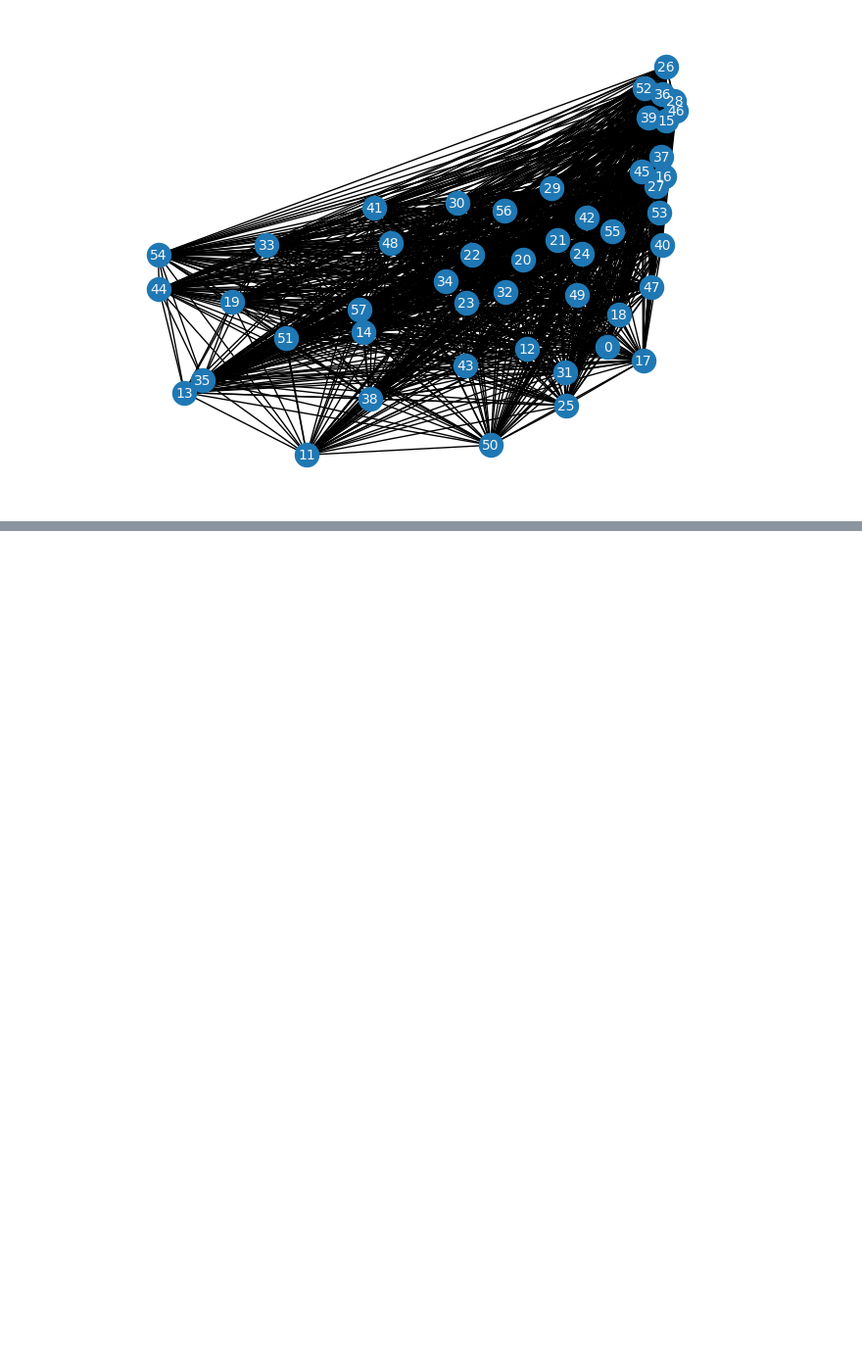
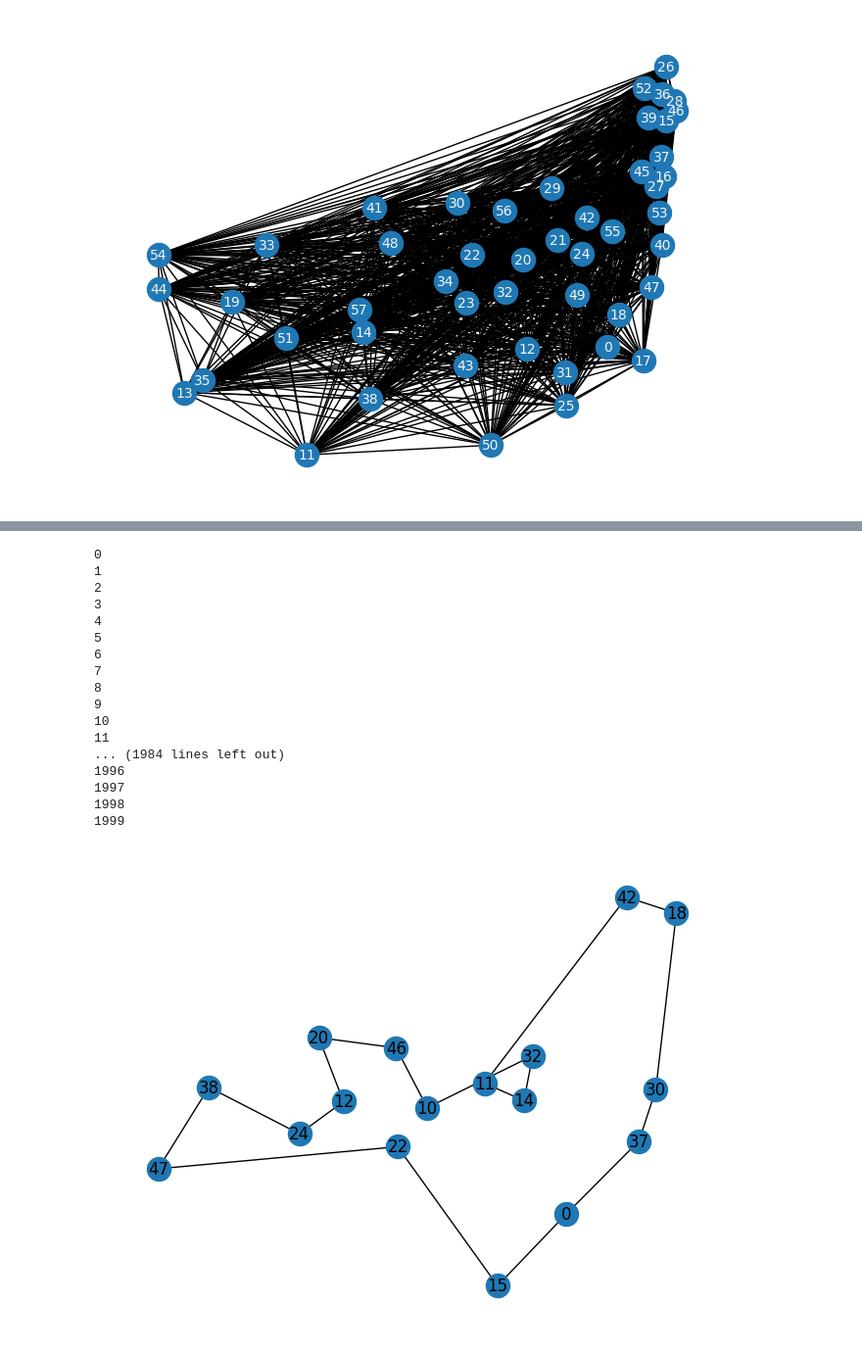
Before and after one commit to MatheusCCarmo/PCVCP, a Jupyter notebook: PCVCP_bonus_algorithm.ipynb, the cells around one changed output, grey strips where cells are left out. Shown at 98% size. Cells and saved outputs as stored; diff of their text form; code cells hidden in the pictures; blank space fills up the shorter version.

```diff
--- a/PCVCP_bonus_algorithm.ipynb
+++ b/PCVCP_bonus_algorithm.ipynb
@@ -100,3 +259,33 @@ bonus_label = bonus_labels(route)
+# %%
+
+
+
+route = gen.genetic_algorithm(G, quota)
+
+plt.figure()
+route_edges = [ (route[i-1]['id'],route[i]['id']) for i in range(len(route)) ]
+
+
+nx.draw(G.edge_subgraph(route_edges), pos=my_pos, with_labels=True)
+# %% [output]
+0
+1
+2
+3
+4
+5
+6
+7
+8
+9
+10
+11
+... (1984 lines left out)
+1996
+1997
+1998
+1999
+[figure, added]
 # %%
 distance = calculate_route_distance(route, G)
 cost = route_cost(route, G)
```
Also changed, not shown: parts of 7 cells of this notebook, 3 other files.
